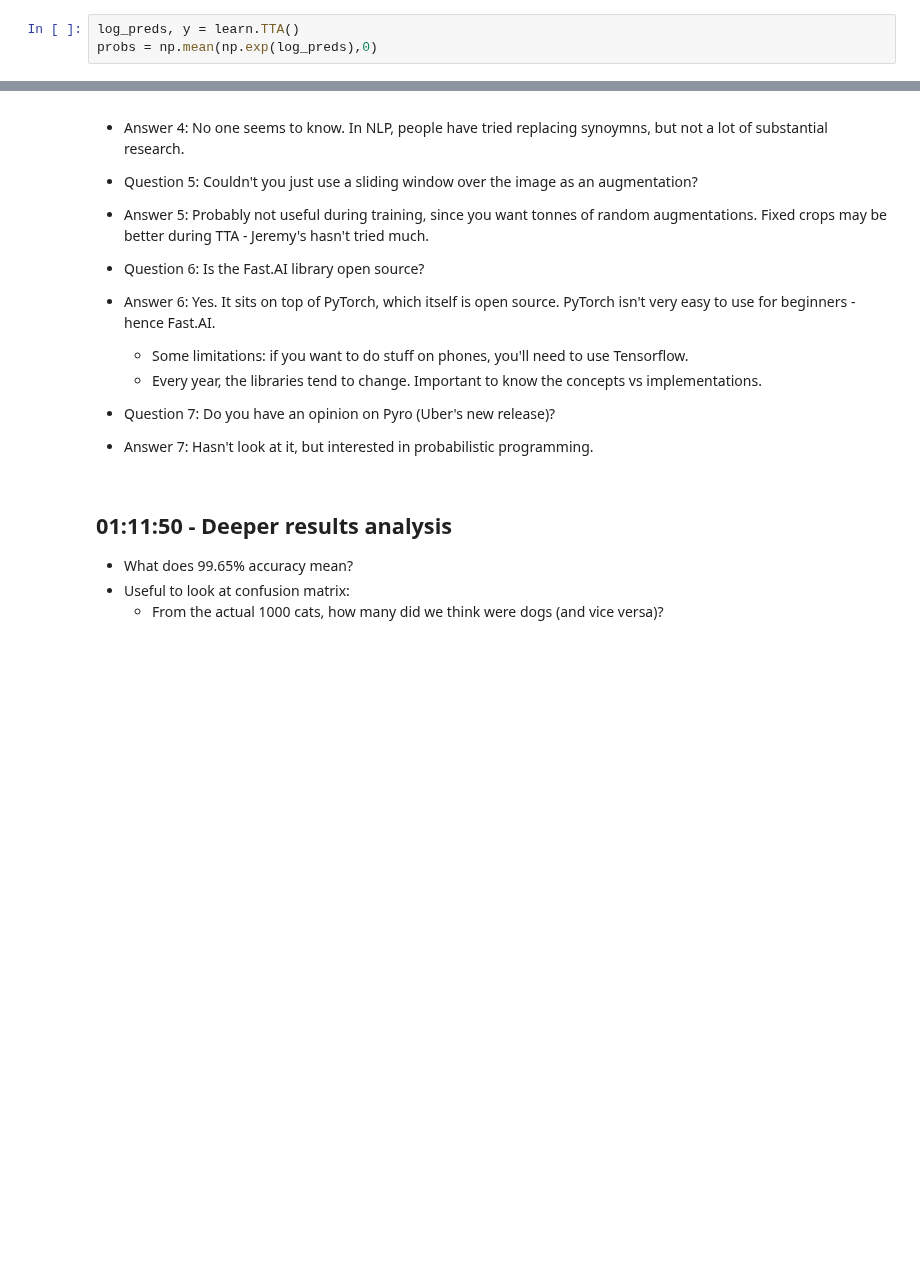
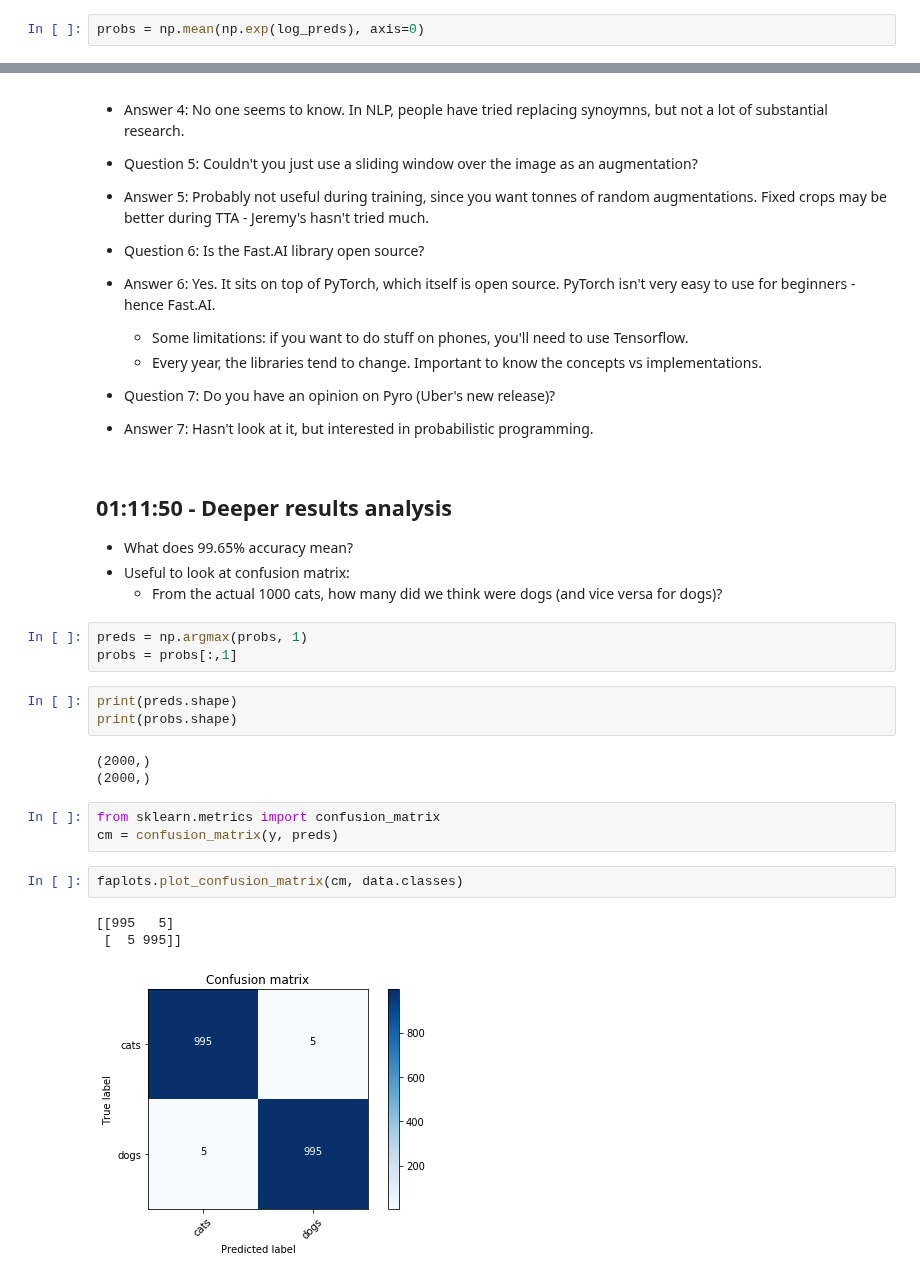
Before and after one commit to lextoumbourou/notes, a Jupyter notebook: moocs/fast.ai/deep-learning-2018/lesson2.ipynb, the cells around one changed output, grey strips where cells are left out. Saved outputs shown, nothing was run; the diff lists cells and outputs as text; blank space fills up the shorter version.

Commit message:
Deep Learning 2018: More on Lesson 2.

```diff
--- a/moocs/fast.ai/deep-learning-2018/lesson2.ipynb
+++ b/moocs/fast.ai/deep-learning-2018/lesson2.ipynb
@@ -266,6 +268,5 @@ learn.load('224_all')
 # %%
-log_preds, y = learn.TTA()
-probs = np.mean(np.exp(log_preds),0)
+probs = np.mean(np.exp(log_preds), axis=0)
 # %%
 def accuracy_np(preds, targs):
     preds = np.argmax(preds, 1)
@@ -307,4 +308,22 @@ accuracy_np(probs, y)
 
 * What does 99.65% accuracy mean?
 * Useful to look at confusion matrix:
-  * From the actual 1000 cats, how many did we think were dogs (and vice versa)?
+  * From the actual 1000 cats, how many did we think were dogs (and vice versa for dogs)?
+# %%
+preds = np.argmax(probs, 1)
+probs = probs[:,1]
+# %%
+print(preds.shape)
+print(probs.shape)
+# %% [output]
+(2000,)
+(2000,)
+# %%
+from sklearn.metrics import confusion_matrix
+cm = confusion_matrix(y, preds)
+# %%
+faplots.plot_confusion_matrix(cm, data.classes)
+# %% [output]
+[[995   5]
+ [  5 995]]
+[figure, added]
```
Also changed, not shown: parts of 11 cells of this notebook, 1 other file.
